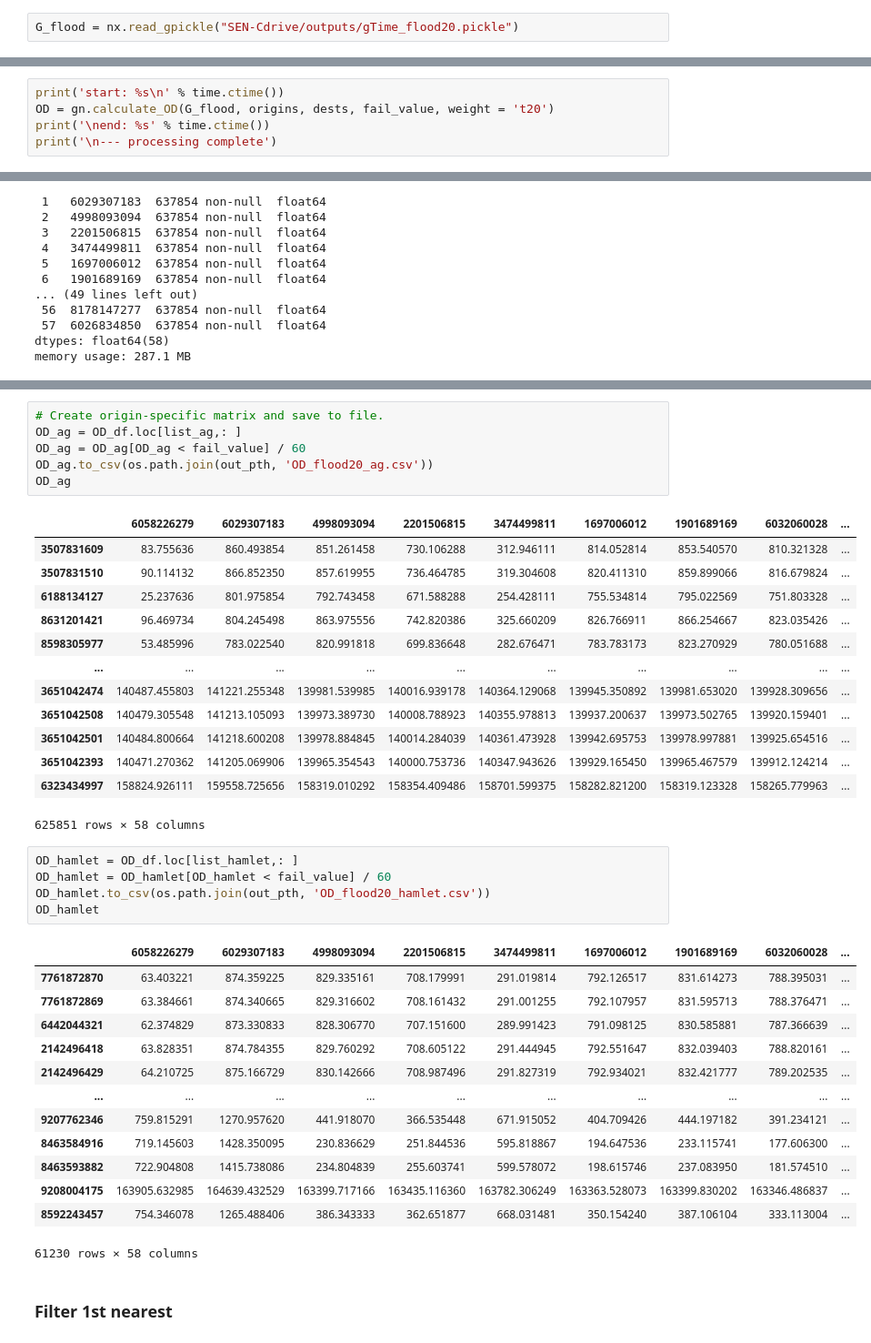
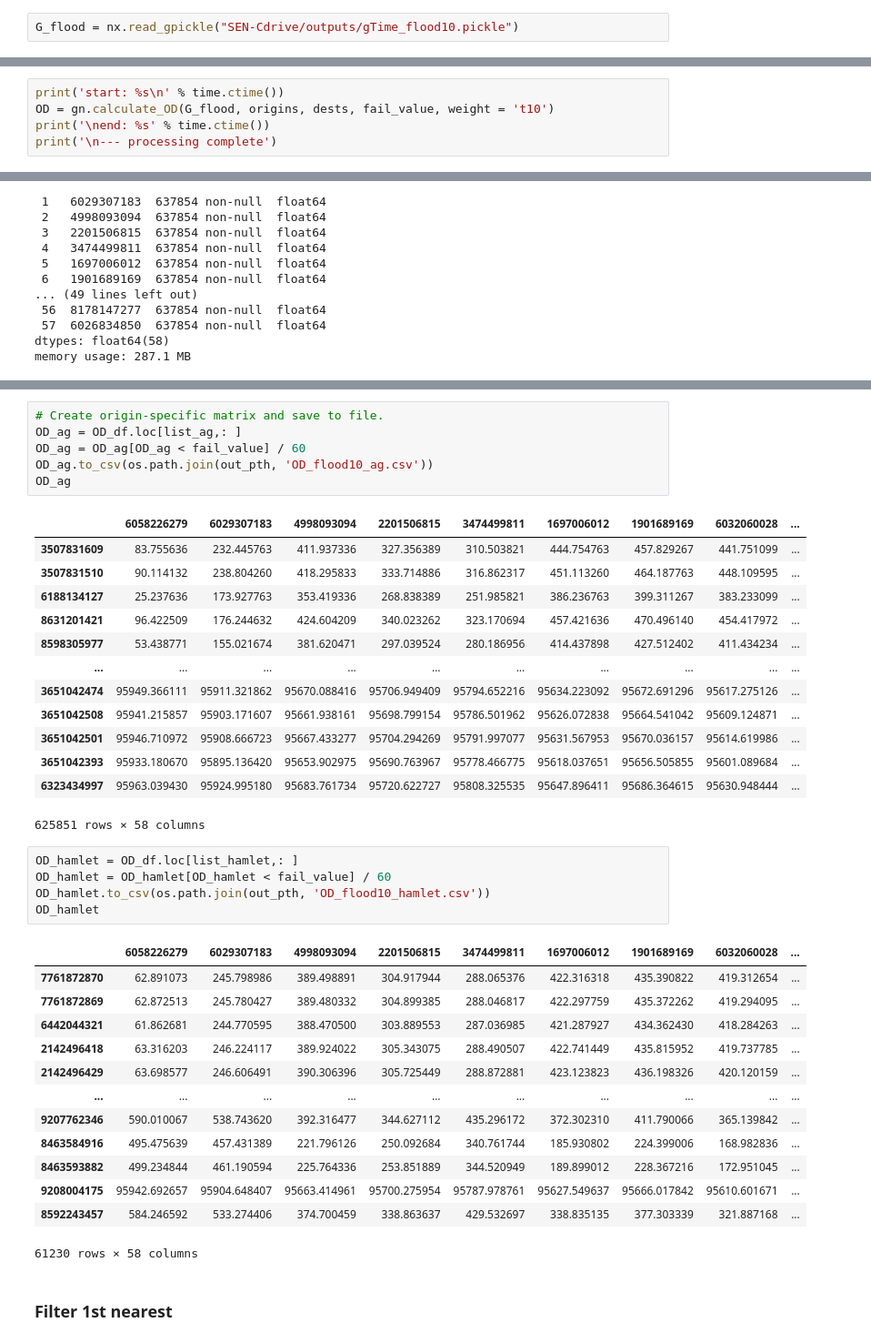
Before and after one commit to gracedoherty/senegal_access, a Jupyter notebook: SEN_Transport_flood-disruption_2021-11-26.ipynb, the cells around one changed output, grey strips where cells are left out. Shown at 91% size. Cells and saved outputs as stored; diff of their text form.

```diff
--- a/SEN_Transport_flood-disruption_2021-11-26.ipynb
+++ b/SEN_Transport_flood-disruption_2021-11-26.ipynb
@@ -467,7 +467,7 @@ end: Mon Dec 27 19:34:53 2021
 
 --- processing complete
 # %%
-G_flood = nx.read_gpickle("SEN-Cdrive/outputs/gTime_flood20.pickle")
+G_flood = nx.read_gpickle("SEN-Cdrive/outputs/gTime_flood10.pickle")
 # %%
 # We only need to find the origin-destination pairs for nodes closest to the origins and services,
 # and some nodes will be the nearest for more than one service (and definitely for multiple origins).
@@ -489,7 +489,7 @@ len(dests)
 fail_value = 999999999 # If there is no shortest path, the OD pair will be assigned the fail value.
 # %%
 print('start: %s\n' % time.ctime())
-OD = gn.calculate_OD(G_flood, origins, dests, fail_value, weight = 't20')
+OD = gn.calculate_OD(G_flood, origins, dests, fail_value, weight = 't10')
 print('\nend: %s' % time.ctime())
 print('\n--- processing complete')
 # %% [output]
@@ -544,40 +544,40 @@ OD_min
 # Create origin-specific matrix and save to file.
 OD_ag = OD_df.loc[list_ag,: ]
 OD_ag = OD_ag[OD_ag < fail_value] / 60
-OD_ag.to_csv(os.path.join(out_pth, 'OD_flood20_ag.csv'))
+OD_ag.to_csv(os.path.join(out_pth, 'OD_flood10_ag.csv'))
 OD_ag
 # %% [output]
 |  | 6058226279 | 6029307183 | 4998093094 | 2201506815 | 3474499811 | 1697006012 | 1901689169 | 6032060028 | ... |
-| 3507831609 | 83.755636 | 860.493854 | 851.261458 | 730.106288 | 312.946111 | 814.052814 | 853.540570 | 810.321328 | ... |
-| 3507831510 | 90.114132 | 866.852350 | 857.619955 | 736.464785 | 319.304608 | 820.411310 | 859.899066 | 816.679824 | ... |
-| 6188134127 | 25.237636 | 801.975854 | 792.743458 | 671.588288 | 254.428111 | 755.534814 | 795.022569 | 751.803328 | ... |
-| 8631201421 | 96.469734 | 804.245498 | 863.975556 | 742.820386 | 325.660209 | 826.766911 | 866.254667 | 823.035426 | ... |
-| 8598305977 | 53.485996 | 783.022540 | 820.991818 | 699.836648 | 282.676471 | 783.783173 | 823.270929 | 780.051688 | ... |
+| 3507831609 | 83.755636 | 232.445763 | 411.937336 | 327.356389 | 310.503821 | 444.754763 | 457.829267 | 441.751099 | ... |
+| 3507831510 | 90.114132 | 238.804260 | 418.295833 | 333.714886 | 316.862317 | 451.113260 | 464.187763 | 448.109595 | ... |
+| 6188134127 | 25.237636 | 173.927763 | 353.419336 | 268.838389 | 251.985821 | 386.236763 | 399.311267 | 383.233099 | ... |
+| 8631201421 | 96.422509 | 176.244632 | 424.604209 | 340.023262 | 323.170694 | 457.421636 | 470.496140 | 454.417972 | ... |
+| 8598305977 | 53.438771 | 155.021674 | 381.620471 | 297.039524 | 280.186956 | 414.437898 | 427.512402 | 411.434234 | ... |
 | ... | ... | ... | ... | ... | ... | ... | ... | ... | ... |
-| 3651042474 | 140487.455803 | 141221.255348 | 139981.539985 | 140016.939178 | 140364.129068 | 139945.350892 | 139981.653020 | 139928.309656 | ... |
-| 3651042508 | 140479.305548 | 141213.105093 | 139973.389730 | 140008.788923 | 140355.978813 | 139937.200637 | 139973.502765 | 139920.159401 | ... |
-| 3651042501 | 140484.800664 | 141218.600208 | 139978.884845 | 140014.284039 | 140361.473928 | 139942.695753 | 139978.997881 | 139925.654516 | ... |
-| 3651042393 | 140471.270362 | 141205.069906 | 139965.354543 | 140000.753736 | 140347.943626 | 139929.165450 | 139965.467579 | 139912.124214 | ... |
-| 6323434997 | 158824.926111 | 159558.725656 | 158319.010292 | 158354.409486 | 158701.599375 | 158282.821200 | 158319.123328 | 158265.779963 | ... |
+| 3651042474 | 95949.366111 | 95911.321862 | 95670.088416 | 95706.949409 | 95794.652216 | 95634.223092 | 95672.691296 | 95617.275126 | ... |
+| 3651042508 | 95941.215857 | 95903.171607 | 95661.938161 | 95698.799154 | 95786.501962 | 95626.072838 | 95664.541042 | 95609.124871 | ... |
+| 3651042501 | 95946.710972 | 95908.666723 | 95667.433277 | 95704.294269 | 95791.997077 | 95631.567953 | 95670.036157 | 95614.619986 | ... |
+| 3651042393 | 95933.180670 | 95895.136420 | 95653.902975 | 95690.763967 | 95778.466775 | 95618.037651 | 95656.505855 | 95601.089684 | ... |
+| 6323434997 | 95963.039430 | 95924.995180 | 95683.761734 | 95720.622727 | 95808.325535 | 95647.896411 | 95686.364615 | 95630.948444 | ... |
 625851 rows × 58 columns
 # %%
 OD_hamlet = OD_df.loc[list_hamlet,: ]
 OD_hamlet = OD_hamlet[OD_hamlet < fail_value] / 60
-OD_hamlet.to_csv(os.path.join(out_pth, 'OD_flood20_hamlet.csv'))
+OD_hamlet.to_csv(os.path.join(out_pth, 'OD_flood10_hamlet.csv'))
 OD_hamlet
 # %% [output]
 |  | 6058226279 | 6029307183 | 4998093094 | 2201506815 | 3474499811 | 1697006012 | 1901689169 | 6032060028 | ... |
-| 7761872870 | 63.403221 | 874.359225 | 829.335161 | 708.179991 | 291.019814 | 792.126517 | 831.614273 | 788.395031 | ... |
-| 7761872869 | 63.384661 | 874.340665 | 829.316602 | 708.161432 | 291.001255 | 792.107957 | 831.595713 | 788.376471 | ... |
-| 6442044321 | 62.374829 | 873.330833 | 828.306770 | 707.151600 | 289.991423 | 791.098125 | 830.585881 | 787.366639 | ... |
-| 2142496418 | 63.828351 | 874.784355 | 829.760292 | 708.605122 | 291.444945 | 792.551647 | 832.039403 | 788.820161 | ... |
-| 2142496429 | 64.210725 | 875.166729 | 830.142666 | 708.987496 | 291.827319 | 792.934021 | 832.421777 | 789.202535 | ... |
+| 7761872870 | 62.891073 | 245.798986 | 389.498891 | 304.917944 | 288.065376 | 422.316318 | 435.390822 | 419.312654 | ... |
+| 7761872869 | 62.872513 | 245.780427 | 389.480332 | 304.899385 | 288.046817 | 422.297759 | 435.372262 | 419.294095 | ... |
+| 6442044321 | 61.862681 | 244.770595 | 388.470500 | 303.889553 | 287.036985 | 421.287927 | 434.362430 | 418.284263 | ... |
+| 2142496418 | 63.316203 | 246.224117 | 389.924022 | 305.343075 | 288.490507 | 422.741449 | 435.815952 | 419.737785 | ... |
+| 2142496429 | 63.698577 | 246.606491 | 390.306396 | 305.725449 | 288.872881 | 423.123823 | 436.198326 | 420.120159 | ... |
 | ... | ... | ... | ... | ... | ... | ... | ... | ... | ... |
-| 9207762346 | 759.815291 | 1270.957620 | 441.918070 | 366.535448 | 671.915052 | 404.709426 | 444.197182 | 391.234121 | ... |
-| 8463584916 | 719.145603 | 1428.350095 | 230.836629 | 251.844536 | 595.818867 | 194.647536 | 233.115741 | 177.606300 | ... |
-| 8463593882 | 722.904808 | 1415.738086 | 234.804839 | 255.603741 | 599.578072 | 198.615746 | 237.083950 | 181.574510 | ... |
-| 9208004175 | 163905.632985 | 164639.432529 | 163399.717166 | 163435.116360 | 163782.306249 | 163363.528073 | 163399.830202 | 163346.486837 | ... |
-| 8592243457 | 754.346078 | 1265.488406 | 386.343333 | 362.651877 | 668.031481 | 350.154240 | 387.106104 | 333.113004 | ... |
+| 9207762346 | 590.010067 | 538.743620 | 392.316477 | 344.627112 | 435.296172 | 372.302310 | 411.790066 | 365.139842 | ... |
+| 8463584916 | 495.475639 | 457.431389 | 221.796126 | 250.092684 | 340.761744 | 185.930802 | 224.399006 | 168.982836 | ... |
+| 8463593882 | 499.234844 | 461.190594 | 225.764336 | 253.851889 | 344.520949 | 189.899012 | 228.367216 | 172.951045 | ... |
+| 9208004175 | 95942.692657 | 95904.648407 | 95663.414961 | 95700.275954 | 95787.978761 | 95627.549637 | 95666.017842 | 95610.601671 | ... |
+| 8592243457 | 584.246592 | 533.274406 | 374.700459 | 338.863637 | 429.532697 | 338.835135 | 377.303339 | 321.887168 | ... |
 61230 rows × 58 columns
 # %% [markdown]
 ### Filter 1st nearest
```
Also changed, not shown: parts of 76 cells of this notebook.
